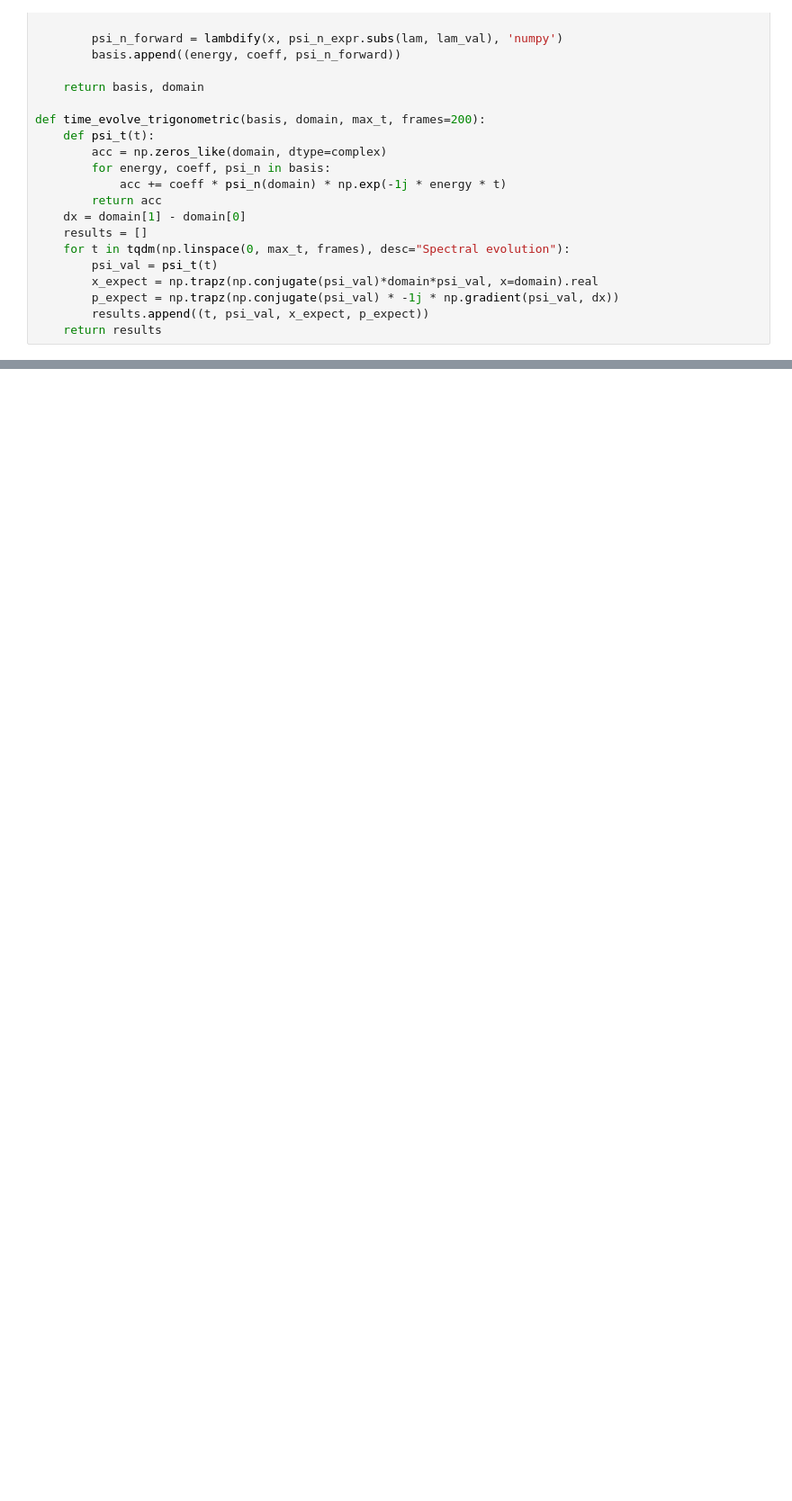
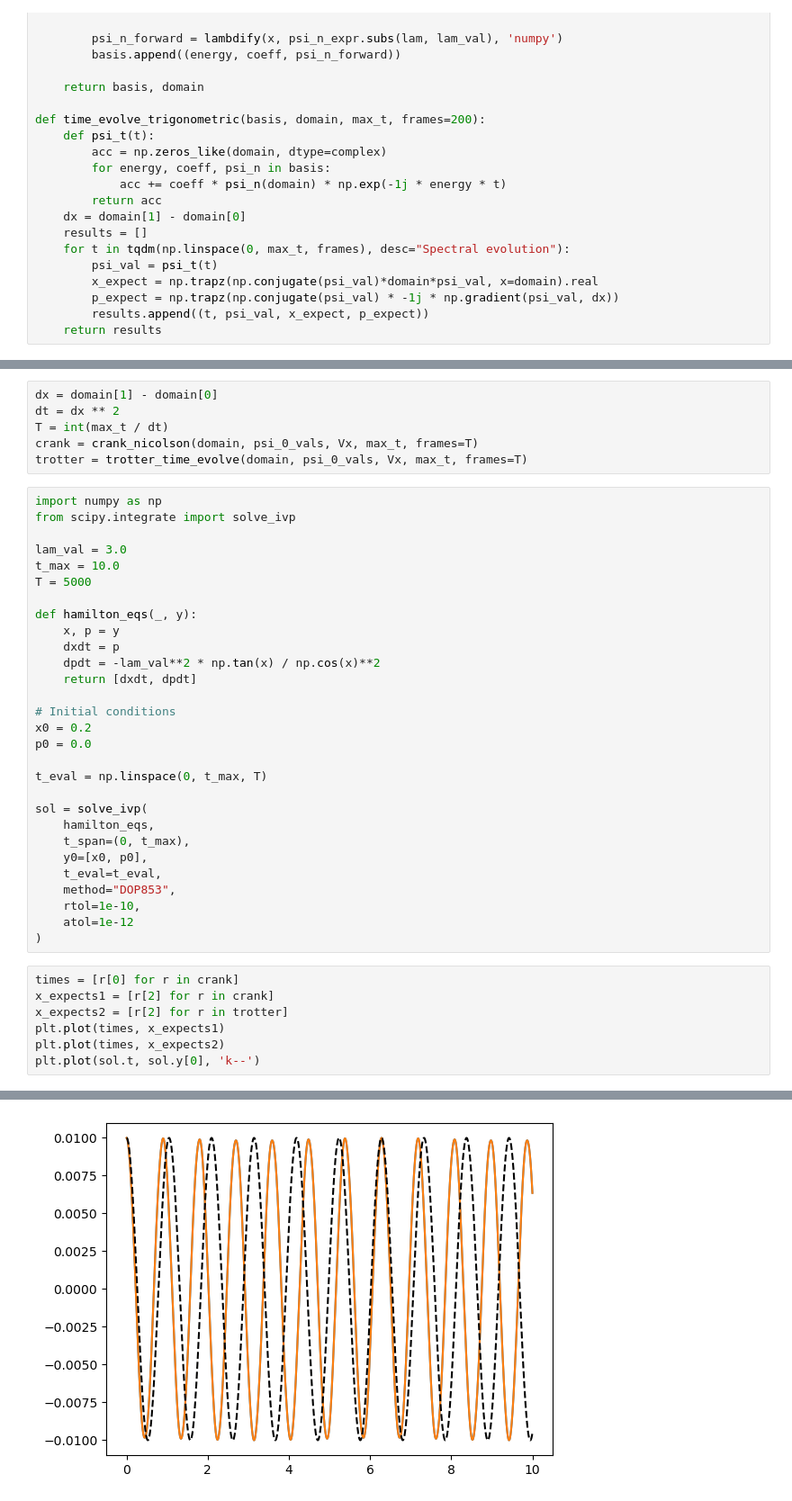
Before and after one commit to tachophobia/QuantumResearch2526, a Jupyter notebook: trig_time_evolution.ipynb, the cells around one changed output, grey strips where cells are left out. Shown at 90% size. Saved outputs shown, nothing was run; the diff lists cells and outputs as text; blank space fills up the shorter version.

```diff
--- a/trig_time_evolution.ipynb
+++ b/trig_time_evolution.ipynb
@@ -265,0 +277,43 @@ psi_0 = sqrt(gamma(lam+1)/(sqrt(pi)*gamma(lam+Rational(1, 2)))) * (cos(x - x0))
+# %%
+dx = domain[1] - domain[0]
+dt = dx ** 2
+T = int(max_t / dt)
+crank = crank_nicolson(domain, psi_0_vals, Vx, max_t, frames=T)
+trotter = trotter_time_evolve(domain, psi_0_vals, Vx, max_t, frames=T)
+# %%
+import numpy as np
+from scipy.integrate import solve_ivp
+
+lam_val = 3.0
+t_max = 10.0
+T = 5000
+
+def hamilton_eqs(_, y):
+    x, p = y
+    dxdt = p
+    dpdt = -lam_val**2 * np.tan(x) / np.cos(x)**2
+    return [dxdt, dpdt]
+
+# Initial conditions
+x0 = 0.2
+p0 = 0.0
+
+t_eval = np.linspace(0, t_max, T)
+
+sol = solve_ivp(
+    hamilton_eqs,
+    t_span=(0, t_max),
+    y0=[x0, p0],
+    t_eval=t_eval,
+    method="DOP853",
+    rtol=1e-10,
+    atol=1e-12
+)
+# %%
+times = [r[0] for r in crank]
+x_expects1 = [r[2] for r in crank]
+x_expects2 = [r[2] for r in trotter]
+plt.plot(times, x_expects1)
+plt.plot(times, x_expects2)
+plt.plot(sol.t, sol.y[0], 'k--')
+# %% [output]
@@ -265,0 +321 @@ psi_0 = sqrt(gamma(lam+1)/(sqrt(pi)*gamma(lam+Rational(1, 2)))) * (cos(x - x0))
+[figure, added]
```
Also changed, not shown: parts of 6 cells of this notebook.
